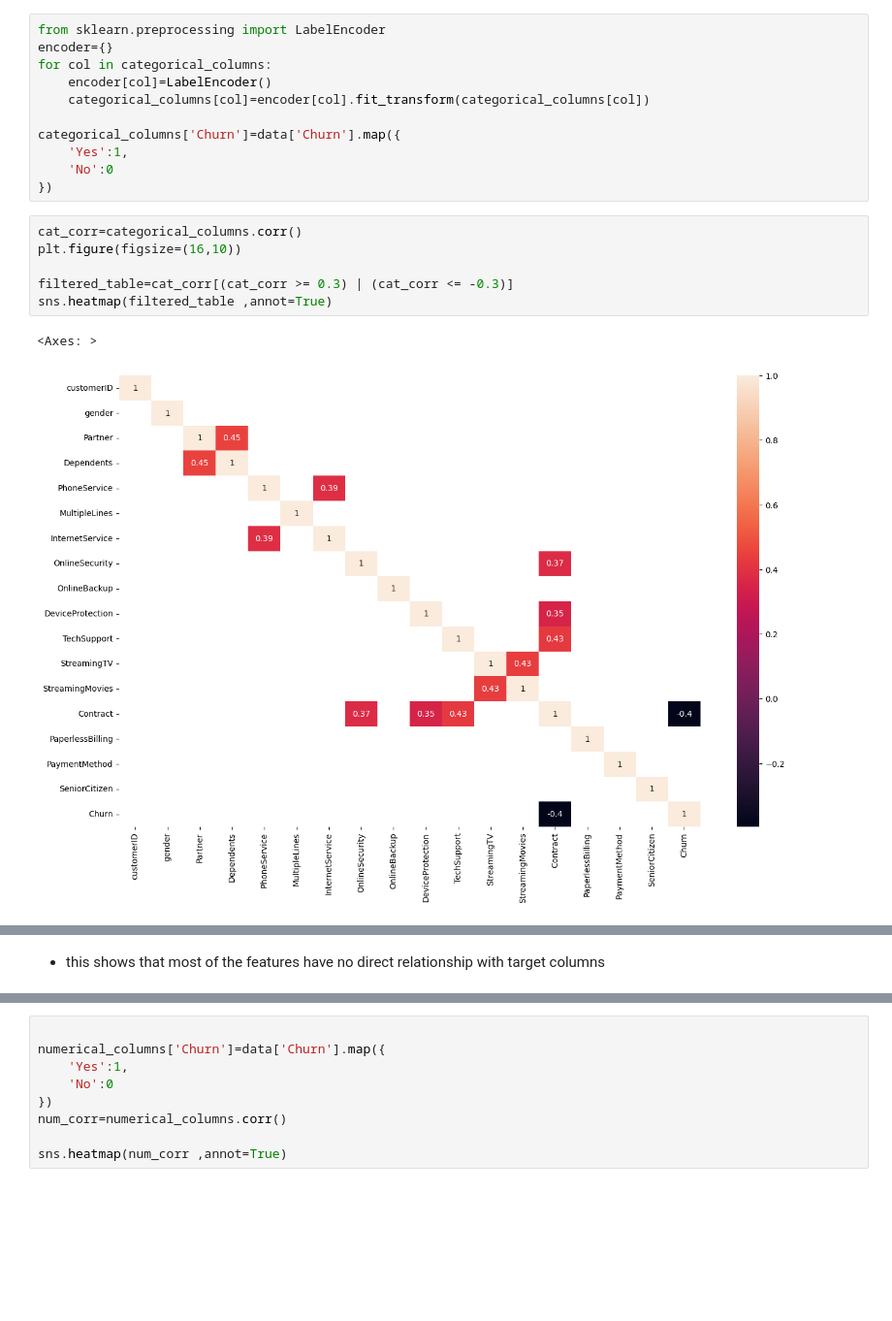
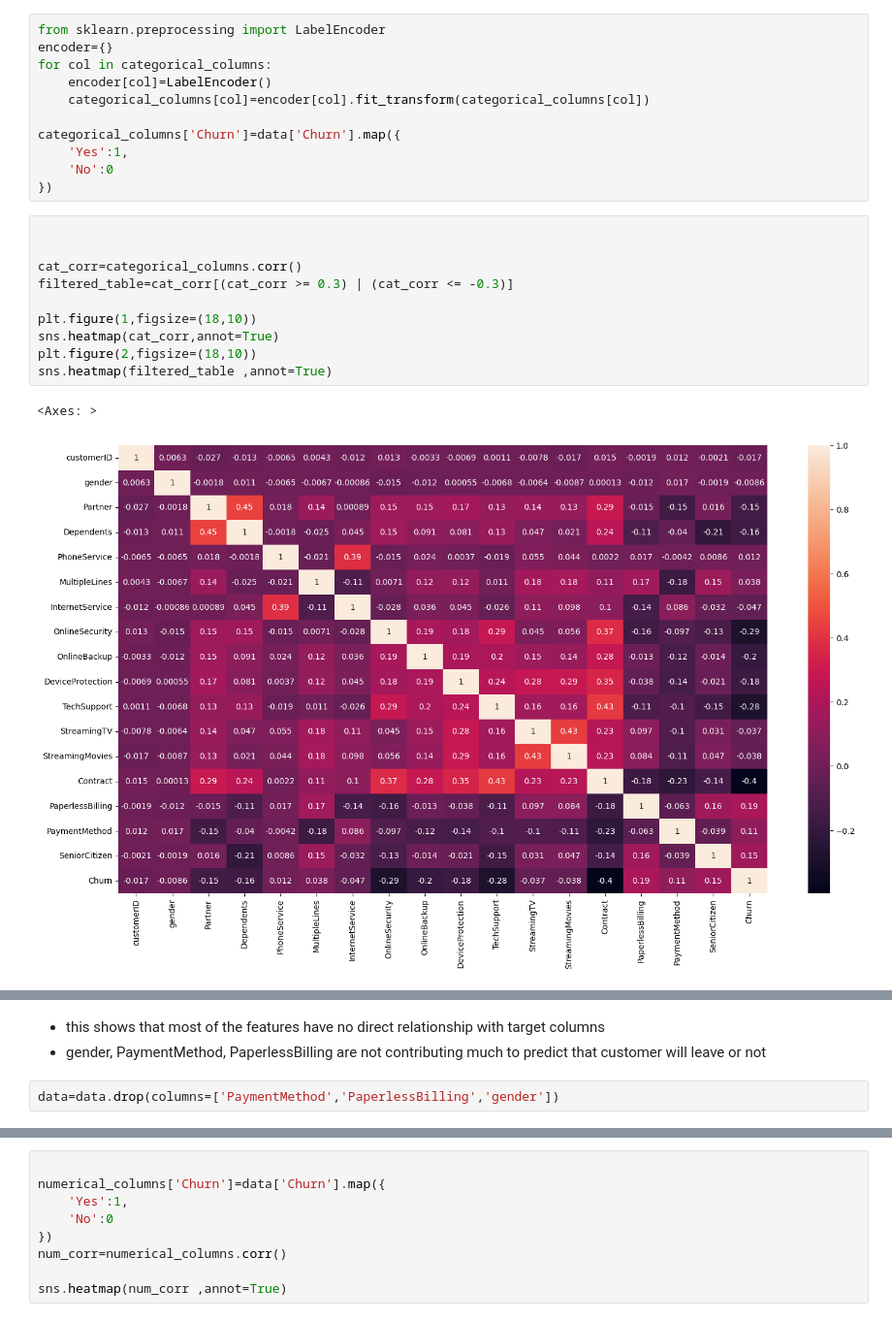
Before and after one commit to ramashishpanchal/Customer-Churn, a Jupyter notebook: main.ipynb, the cells around one changed output, grey strips where cells are left out. Shown: that part at 97% size. Cells and saved outputs as stored; diff of their text form; blank space fills up the shorter version.

```diff
--- a/main.ipynb
+++ b/main.ipynb
@@ -228,11 +228,15 @@ categorical_columns['Churn']=data['Churn'].map({
     'No':0
 })
 # %%
+
+
 cat_corr=categorical_columns.corr()
-plt.figure(figsize=(16,10))
+filtered_table=cat_corr[(cat_corr >= 0.3) | (cat_corr <= -0.3)]
 
-filtered_table=cat_corr[(cat_corr >= 0.3) | (cat_corr <= -0.3)]
+plt.figure(1,figsize=(18,10))
+sns.heatmap(cat_corr,annot=True)
+plt.figure(2,figsize=(18,10))
 sns.heatmap(filtered_table ,annot=True)
 # %% [output]
 <Axes: >
-[figure, old version]
+[figure, new version]
@@ -239,2 +244,5 @@ sns.heatmap(filtered_table ,annot=True)
 # %% [markdown]
 * this shows that most of the features have no direct relationship with target columns
+* gender, PaymentMethod, PaperlessBilling are not contributing much to predict that customer will leave or not
+# %%
+data=data.drop(columns=['PaymentMethod','PaperlessBilling','gender'])
```
Also changed, not shown: parts of 8 cells of this notebook.
